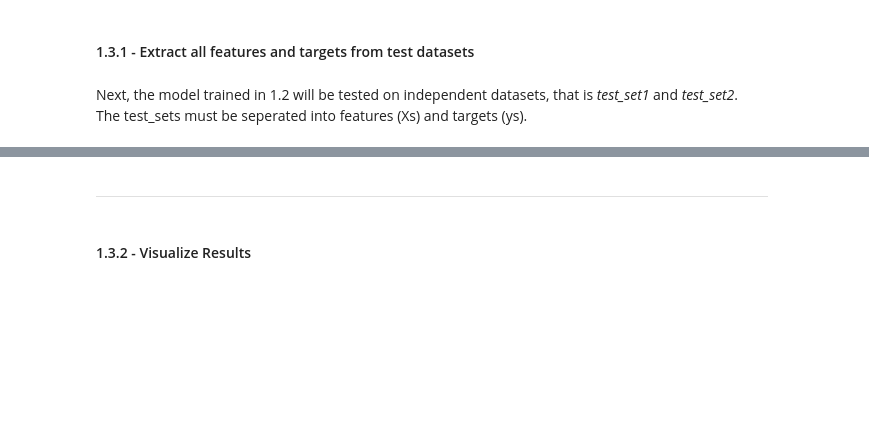
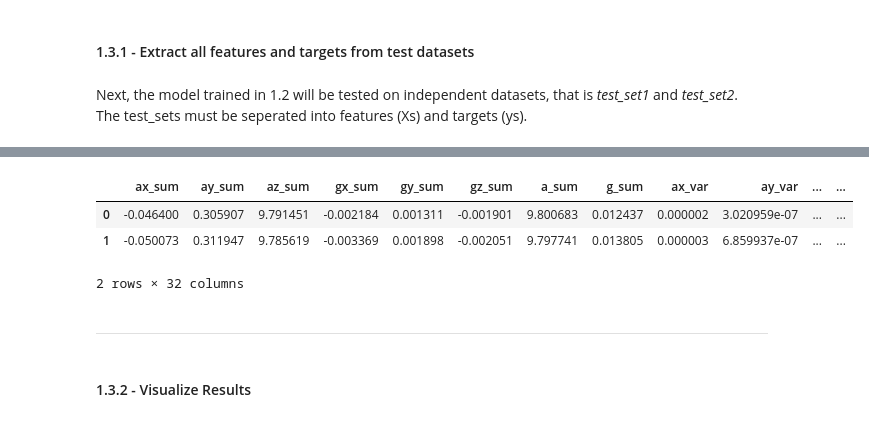
Before and after one commit to hanifbhuian/ENGG680_Fall24_Assignment4, a Jupyter notebook: Assignment 4.ipynb, the cells around one changed output, grey strips where cells are left out. Saved outputs shown, nothing was run; the diff lists cells and outputs as text; code cells hidden in the pictures; blank space fills up the shorter version.

```diff
--- a/Assignment 4.ipynb
+++ b/Assignment 4.ipynb
@@ -296,8 +303,13 @@ X1.head(2)
 # %%
 # TODO - Load the target vector from test_set2 into y2, and all features from test_set2 into X2
-# y2 =
-# X2 =
+y2 = test_set2['motion_state']
+X2 = test_set2.drop('motion_state', axis=1)
 X2.head(2)
+# %% [output]
+|  | ax_sum | ay_sum | az_sum | gx_sum | gy_sum | gz_sum | a_sum | g_sum | ax_var | ay_var | ... | ... |
+| 0 | -0.046400 | 0.305907 | 9.791451 | -0.002184 | 0.001311 | -0.001901 | 9.800683 | 0.012437 | 0.000002 | 3.020959e-07 | ... | ... |
+| 1 | -0.050073 | 0.311947 | 9.785619 | -0.003369 | 0.001898 | -0.002051 | 9.797741 | 0.013805 | 0.000003 | 6.859937e-07 | ... | ... |
+2 rows × 32 columns
 # %% [markdown]
 ____
 # %% [markdown]
```
Also changed, not shown: parts of 8 cells of this notebook.
